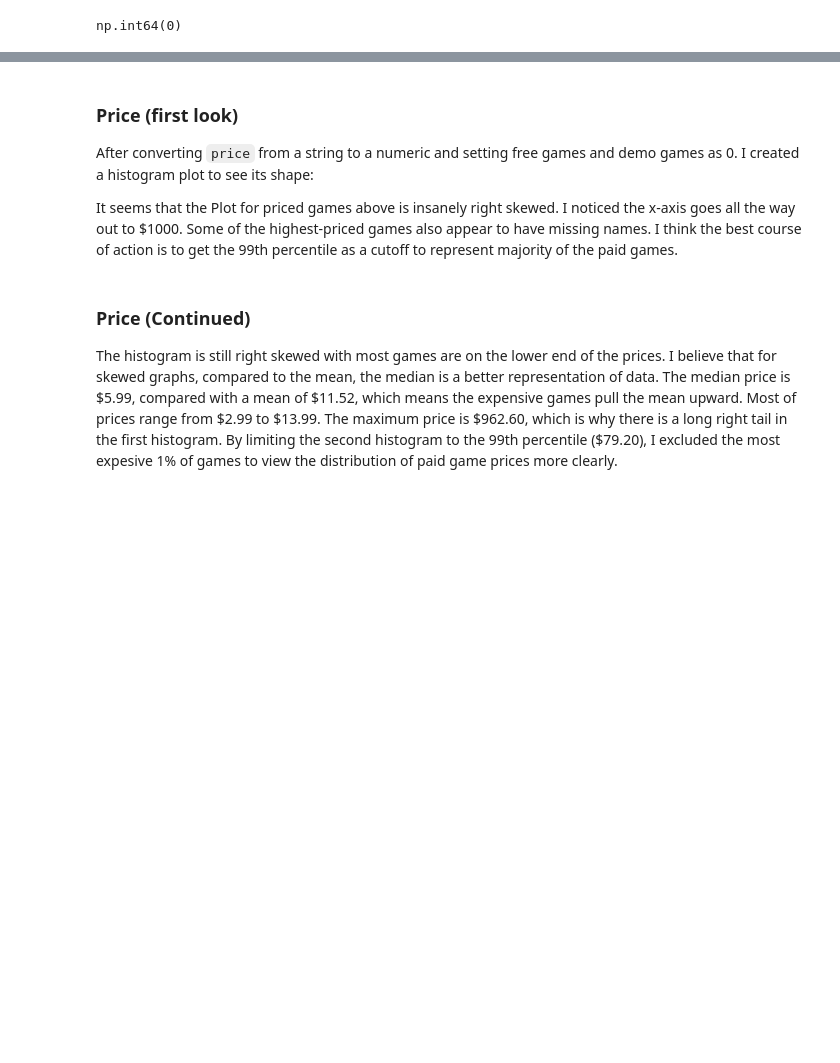
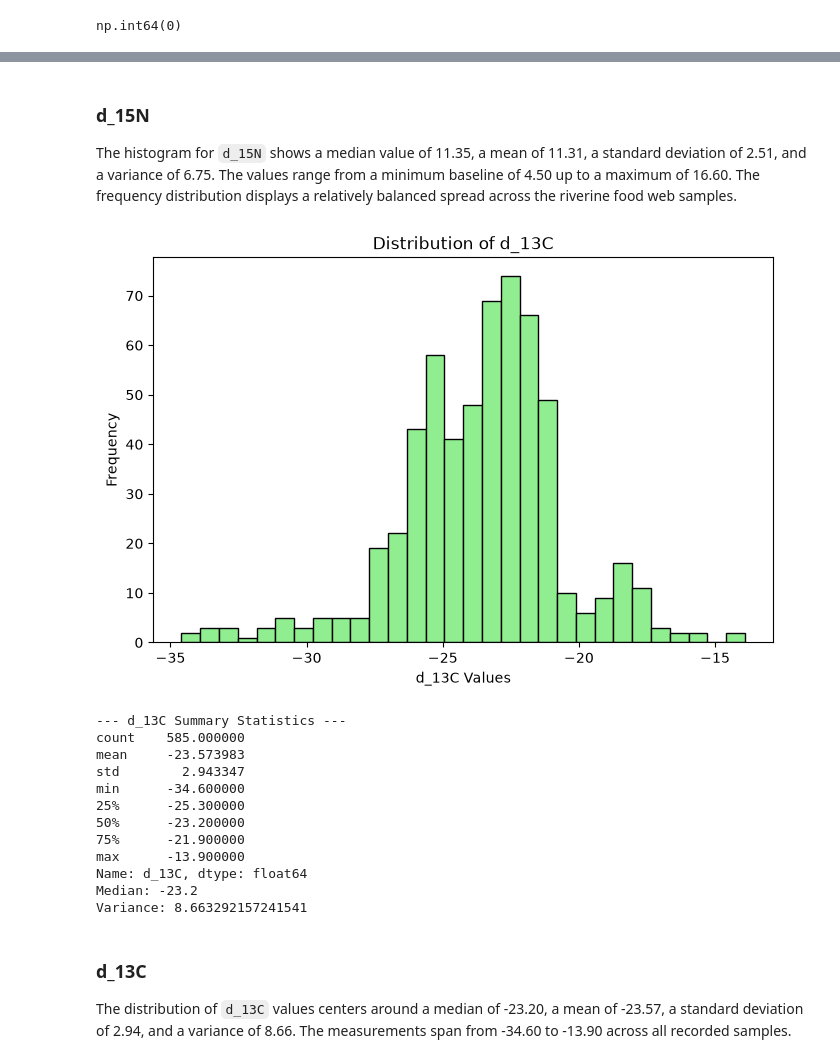
Before and after one commit to johntran038/631-fa26-cyoh-eda-johntran038, a Jupyter notebook: eda.ipynb, the cells around one changed output, grey strips where cells are left out. Drawn from its saved outputs; the diff is of its cells as text; code cells hidden in the pictures; blank space fills up the shorter version.

```diff
--- a/eda.ipynb
+++ b/eda.ipynb
@@ -156,26 +143,33 @@ print(temp.nlargest(10, "price")[["name", "price"]])
 # %% [markdown]
-### Price (first look)
-After converting `price` from a string to a numeric and setting free games and demo games as 0. I created a histogram plot to see its shape:
-
-It seems that the Plot for priced games above is insanely right skewed. I noticed the x-axis goes all the way out to $1000.
-Some of the highest-priced games also appear to have missing names. I think the best course of action is to get the 99th percentile as a cutoff to represent majority of the paid games.
+### d_15N
+The histogram for `d_15N` shows a median value of 11.35, a mean of 11.31, a standard deviation of 2.51, and a variance of 6.75. The values range from a minimum baseline of 4.50 up to a maximum of 16.60. The frequency distribution displays a relatively balanced spread across the riverine food web samples.
 # %%
-
-price_limit = paid_prices.quantile(0.99)
-
-paid_prices[paid_prices <= price_limit].plot.hist(
-    bins=30, edgecolor="black"
-)
-
-plt.title("Distribution of Paid Game Prices (< 99th %tile)")
-plt.xlabel("Price ($)")
-plt.ylabel("Number of Games")
+# Distribution and summary statistics for d_13C
+plt.figure(figsize=(8, 5))
+plt.hist(df["d_13C"], bins=30, edgecolor="black", color="lightgreen")
+plt.title("Distribution of d_13C")
+plt.xlabel("d_13C Values")
+plt.ylabel("Frequency")
 plt.show()
 
-print(paid_prices.describe())
-print("Median:", paid_prices.median())
-print("99th percentile:", price_limit)
-print("Prices above 99th percentile:", (paid_prices > price_limit).sum())
+print("--- d_13C Summary Statistics ---")
+print(df["d_13C"].describe())
+print("Median:", df["d_13C"].median())
+print("Variance:", df["d_13C"].var())
+# %% [output]
+[figure, added]
+--- d_13C Summary Statistics ---
+count    585.000000
+mean     -23.573983
+std        2.943347
+min      -34.600000
+25%      -25.300000
+50%      -23.200000
+75%      -21.900000
+max      -13.900000
+Name: d_13C, dtype: float64
+Median: -23.2
+Variance: 8.663292157241541
 # %% [markdown]
-### Price (Continued)
-The histogram is still right skewed with most games are on the lower end of the prices. I believe that for skewed graphs, compared to the mean, the median is a better representation of data. The median price is \$5.99, compared with a mean of \$11.52, which means the expensive games pull the mean upward. Most of prices range from \$2.99 to \$13.99. The maximum price is \$962.60, which is why there is a long right tail in the first histogram. By limiting the second histogram to the 99th percentile (\$79.20), I excluded the most expesive 1\% of games to view the distribution of paid game prices more clearly.
+### d_13C
+The distribution of `d_13C` values centers around a median of -23.20, a mean of -23.57, a standard deviation of 2.94, and a variance of 8.66. The measurements span from -34.60 to -13.90 across all recorded samples.
```
Also changed, not shown: parts of 24 cells of this notebook.
